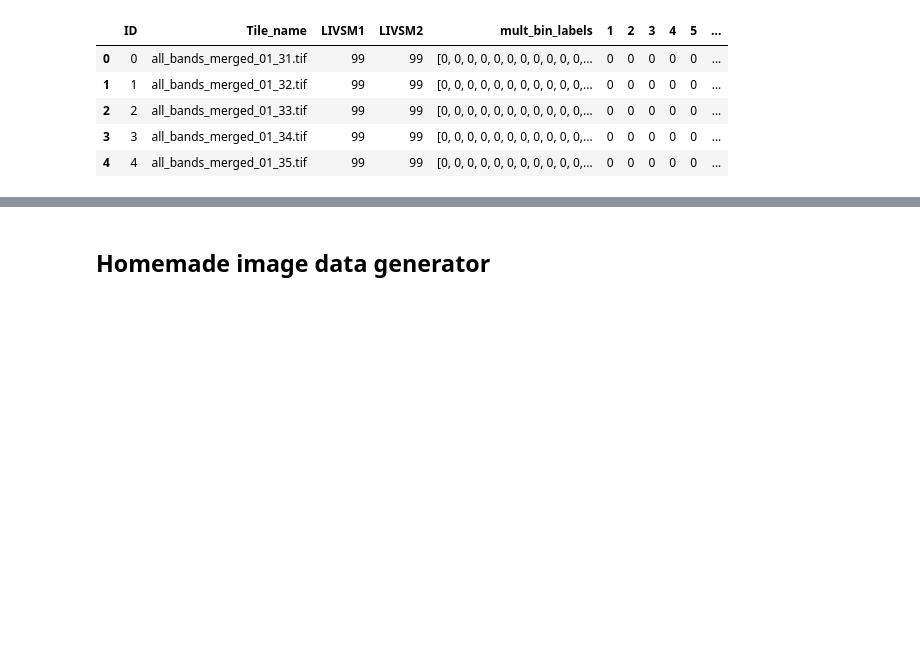
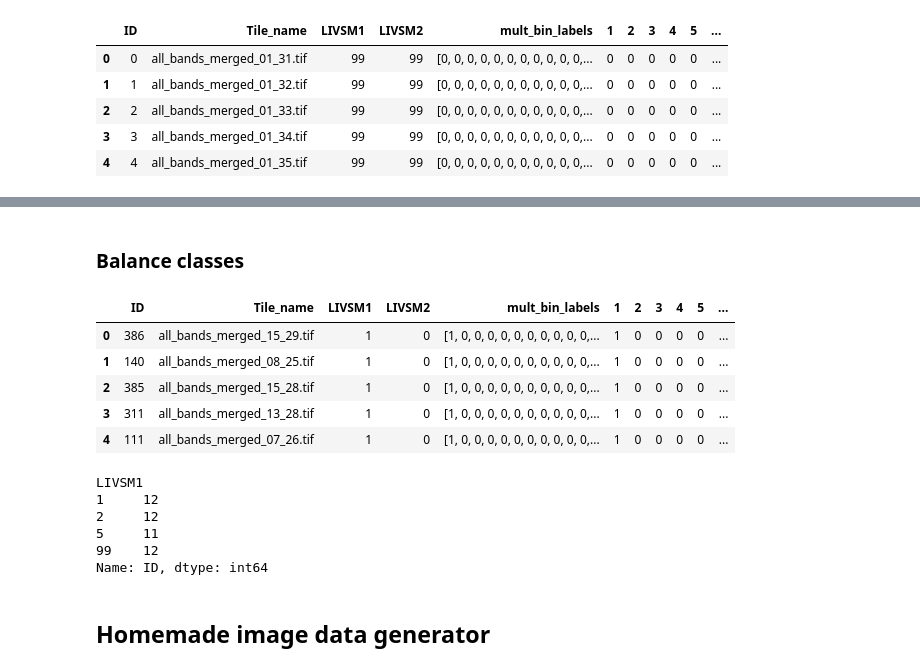
Before and after one commit to JonHidlePedersen/Master-thesis-Jon-Hidle-Pedersen, a Jupyter notebook: Kode/Opening images in Keras.ipynb, the cells around one changed output, grey strips where cells are left out. Drawn from its saved outputs; the diff is of its cells as text; code cells hidden in the pictures; blank space fills up the shorter version.

Commit message:
Made it possible to give the model a balanced number of classes.

```diff
--- a/Kode/Opening images in Keras.ipynb
+++ b/Kode/Opening images in Keras.ipynb
@@ -77,6 +51,36 @@ labelfile.describe()
 | 50% | 275.000000 | 99.000000 | 99.000000 | 0.000000 | 0.000000 | 0.000000 | 0.000000 | 0.000000 | 0.0 | 0.0 | 0.0 | ... |
 | 75% | 412.500000 | 99.000000 | 99.000000 | 0.000000 | 0.000000 | 0.000000 | 0.000000 | 0.000000 | 0.0 | 0.0 | 0.0 | ... |
 | max | 550.000000 | 99.000000 | 99.000000 | 1.000000 | 1.000000 | 1.000000 | 1.000000 | 1.000000 | 0.0 | 0.0 | 0.0 | ... |
+# %% [markdown]
+### Balance classes
+# %%
+# Stratified sample of the classes to get a balanced dataset with the same number of classes to train on.
+# https://machinelearningmastery.com/tactics-to-combat-imbalanced-classes-in-your-machine-learning-dataset/
+# https://stackoverflow.com/questions/44114463/stratified-sampling-in-pandas
+
+# Maximum number of elements in each class. If the classe have less than max every sample is included.
+clasnumber_of_samples = 12
+
+labelfile_balanced = labelfile.groupby(['LIVSM1'], group_keys=False).apply(lambda x: x.sample(min(len(x), clasnumber_of_samples))).reset_index(drop=True)
+labelfile_balanced.head()
+# %% [output]
+|  | ID | Tile_name | LIVSM1 | LIVSM2 | mult_bin_labels | 1 | 2 | 3 | 4 | 5 | ... |
+| 0 | 386 | all_bands_merged_15_29.tif | 1 | 0 | [1, 0, 0, 0, 0, 0, 0, 0, 0, 0, 0,... | 1 | 0 | 0 | 0 | 0 | ... |
+| 1 | 140 | all_bands_merged_08_25.tif | 1 | 0 | [1, 0, 0, 0, 0, 0, 0, 0, 0, 0, 0,... | 1 | 0 | 0 | 0 | 0 | ... |
+| 2 | 385 | all_bands_merged_15_28.tif | 1 | 0 | [1, 0, 0, 0, 0, 0, 0, 0, 0, 0, 0,... | 1 | 0 | 0 | 0 | 0 | ... |
+| 3 | 311 | all_bands_merged_13_28.tif | 1 | 0 | [1, 0, 0, 0, 0, 0, 0, 0, 0, 0, 0,... | 1 | 0 | 0 | 0 | 0 | ... |
+| 4 | 111 | all_bands_merged_07_26.tif | 1 | 0 | [1, 0, 0, 0, 0, 0, 0, 0, 0, 0, 0,... | 1 | 0 | 0 | 0 | 0 | ... |
+# %%
+# Size of classes
+labelfile_balanced_counted = labelfile_balanced.groupby('LIVSM1')['ID'].nunique()
+labelfile_balanced_counted
+# %% [output]
+LIVSM1
+1     12
+2     12
+5     11
+99    12
+Name: ID, dtype: int64
 # %% [markdown]
 ## Homemade image data generator
 # %%
```
Also changed, not shown: parts of 17 cells of this notebook, 1 other file.
